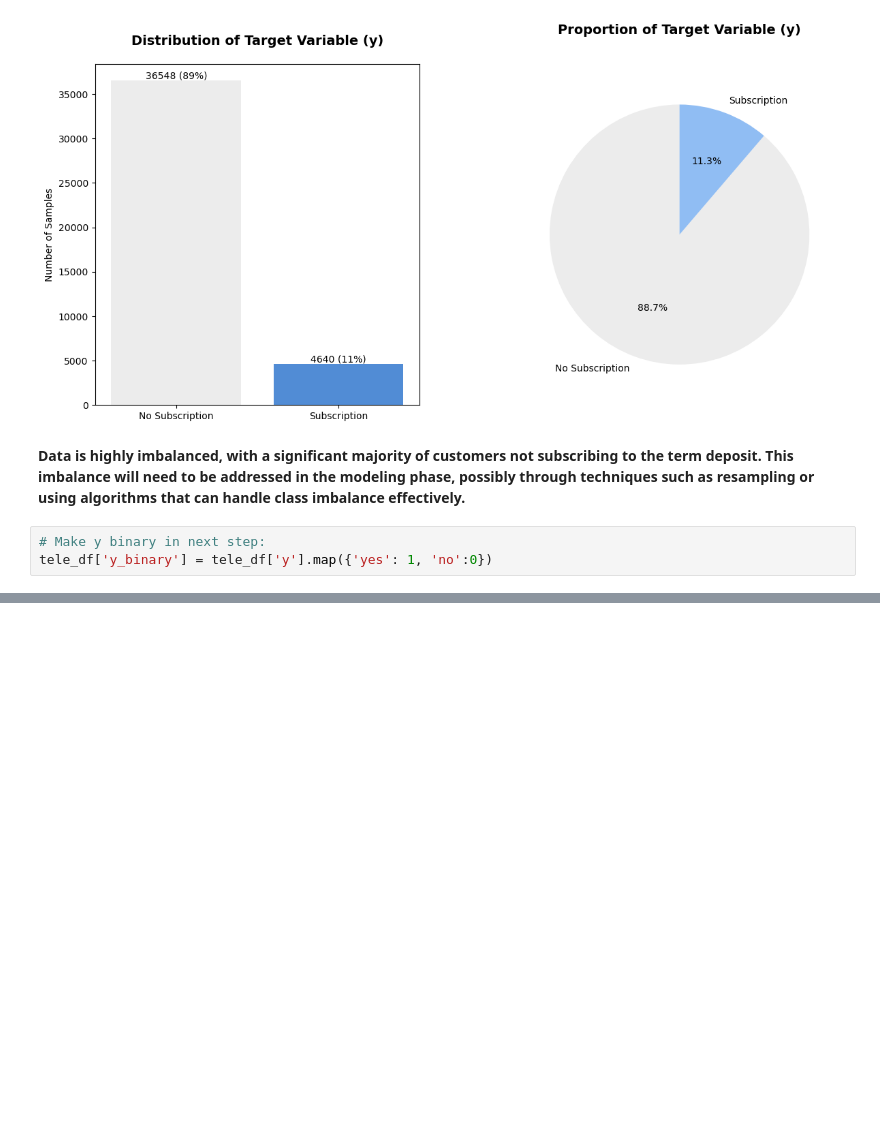
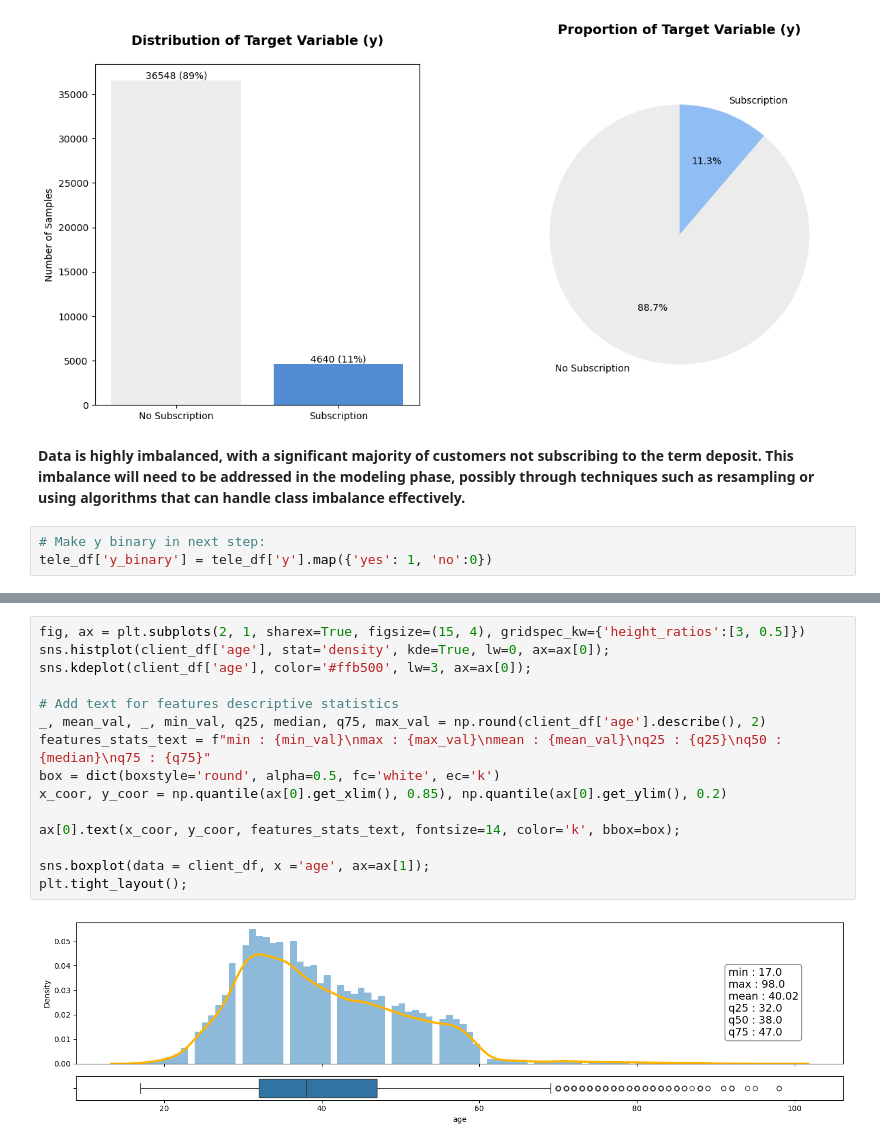
Before and after one commit to annugit1655/Bank-TeleMarketing, a Jupyter notebook: notebooks/bank-client-eda-term-deposit.ipynb, the cells around one changed output, grey strips where cells are left out. Saved outputs shown, nothing was run; the diff lists cells and outputs as text; blank space fills up the shorter version.

```diff
--- a/notebooks/bank-client-eda-term-deposit.ipynb
+++ b/notebooks/bank-client-eda-term-deposit.ipynb
@@ -166,0 +238,17 @@ tele_df['y_binary'] = tele_df['y'].map({'yes': 1, 'no':0})
+# %%
+fig, ax = plt.subplots(2, 1, sharex=True, figsize=(15, 4), gridspec_kw={'height_ratios':[3, 0.5]})
+sns.histplot(client_df['age'], stat='density', kde=True, lw=0, ax=ax[0]);
+sns.kdeplot(client_df['age'], color='#ffb500', lw=3, ax=ax[0]);
+
+# Add text for features descriptive statistics
+_, mean_val, _, min_val, q25, median, q75, max_val = np.round(client_df['age'].describe(), 2)
+features_stats_text = f"min : {min_val}\nmax : {max_val}\nmean : {mean_val}\nq25 : {q25}\nq50 : {median}\nq75 : {q75}"
+box = dict(boxstyle='round', alpha=0.5, fc='white', ec='k')
+x_coor, y_coor = np.quantile(ax[0].get_xlim(), 0.85), np.quantile(ax[0].get_ylim(), 0.2)
+
+ax[0].text(x_coor, y_coor, features_stats_text, fontsize=14, color='k', bbox=box);
+
+sns.boxplot(data = client_df, x ='age', ax=ax[1]);
+plt.tight_layout();
+# %% [output]
+[figure, added]
```
Also changed, not shown: parts of 9 cells of this notebook, 1 other file.
